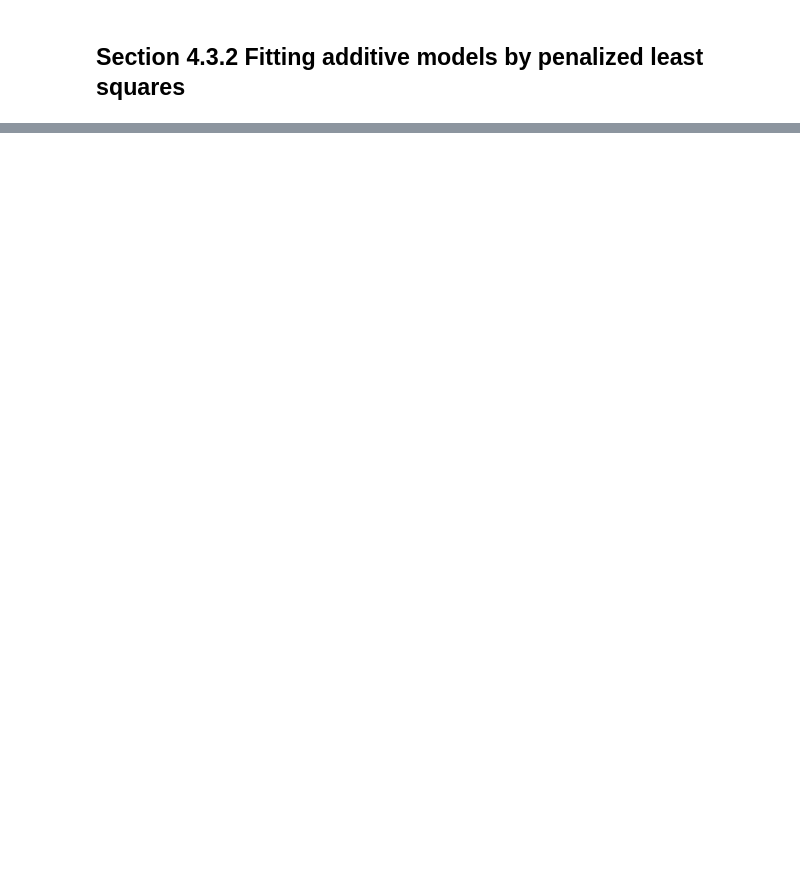
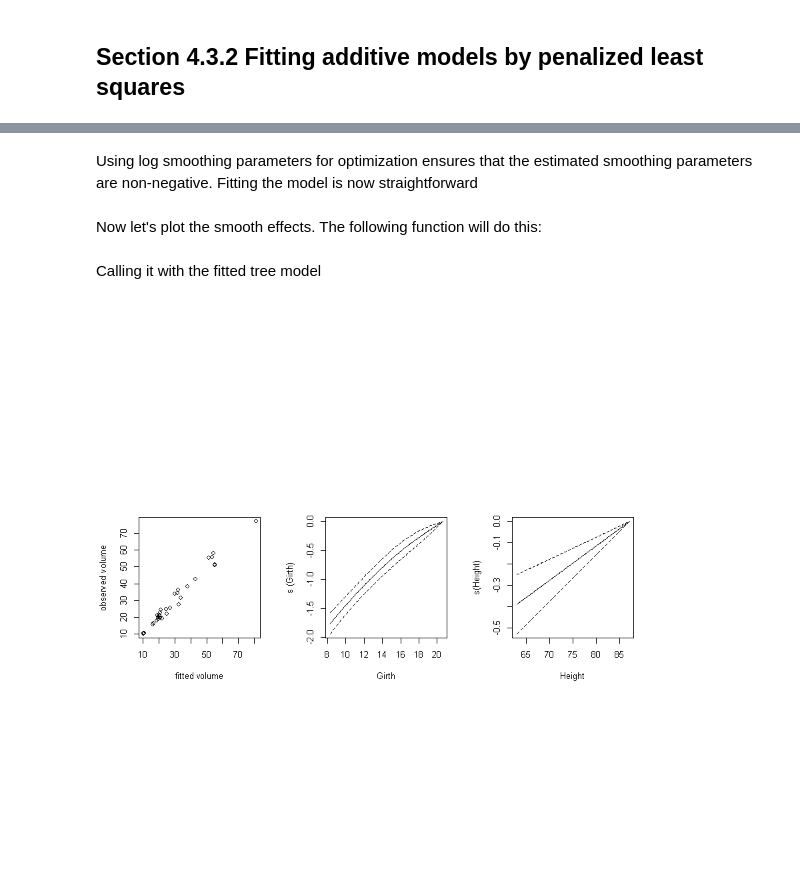
Before and after one commit to ginaliqili/appm6900, a Jupyter notebook: Chapter 4 Examples.ipynb, the cells around one changed output, grey strips where cells are left out. Cells and saved outputs as stored; diff of their text form; code cells hidden in the pictures; blank space fills up the shorter version.

```diff
--- a/Chapter 4 Examples.ipynb
+++ b/Chapter 4 Examples.ipynb
@@ -103,0 +118,50 @@ am.fit <- function(y, x, v, sp, k=10) {
+# %%
+am.gcv <- function(lsp, y, x, v, k) {
+    ## function suitable for GCV optimization by optim
+    am.fit(y, x, v, exp(lsp), k)$gcv
+}
+# %% [markdown]
+Using log smoothing parameters for optimization ensures that the estimated smoothing parameters are non-negative. Fitting the model is now straightforward
+# %%
+## find GCV optimal smoothing parameters...
+fit <- optim(c(0,0), am.gcv, y=trees$Volume, x=trees$Girth,
+            v=trees$Height,k=10)
+sp <- exp(fit$par)   ## best fit smoothing parameters
+## Get fit at GCV optimal smoothing parameters...
+fit <- am.fit(trees$Volume, trees$Girth, trees$Height,sp,k=10)
+# %% [markdown]
+Now let's plot the smooth effects. The following function will do this:
+# %%
+am.plot <- function(fit,xlab,ylab) {
+    ## produces effect plots for simple 2 term
+    ## additive model
+    start <- 2   ## where smooth soeffs start in beta
+    for (i in 1:2) {
+        ## sequence of values at which to predict...
+        x <- seq(min(fit$xk[[i]]), max(fit$xk[[i]]), length=200)
+        ## get prediction matrix for this smooth...
+        Xp <- tf.XD(x, fit$xk[[i]], fit$cmx[[i]])$X
+        ## extract coefficients and cov matrix for this smooth
+        stop <- start + ncol(Xp)-1; ind <- start:stop
+        b <- fit$b[ind];Vb <-fit$Vb[ind,ind]
+        ##values for smooth at x...
+        fv <- Xp %*% b
+        ## standard errors of smooth at x...
+        se <-rowSums((Xp %*% Vb) * Xp)^.5
+        ## 2 s.e. limits for smooth...
+        ul <- fv + 2 * se; ll <- fv - 2 * se
+        ## plot smooth and limits...
+        plot(x, fv, type="l", ylim=range(c(ul,ll)), xlab=xlab[i], ylab=ylab[i])
+        lines(x, ul, lty=2); lines(x, ll, lty=2)
+        start <- stop + 1
+    }
+}
+# %% [markdown]
+Calling it with the fitted tree model
+# %%
+par(mfrow=c(1, 3), pty="s")
+plot(fit$fitted, trees$Vol, xlab="fitted volume" , ylab="observed volume")
+am.plot(fit, xlab=c("Girth", "Height"),
+       ylab=c("s (Girth)", "s(Height)"))
+# %% [output]
+[figure, added]
```
Also changed, not shown: parts of 26 cells of this notebook.
